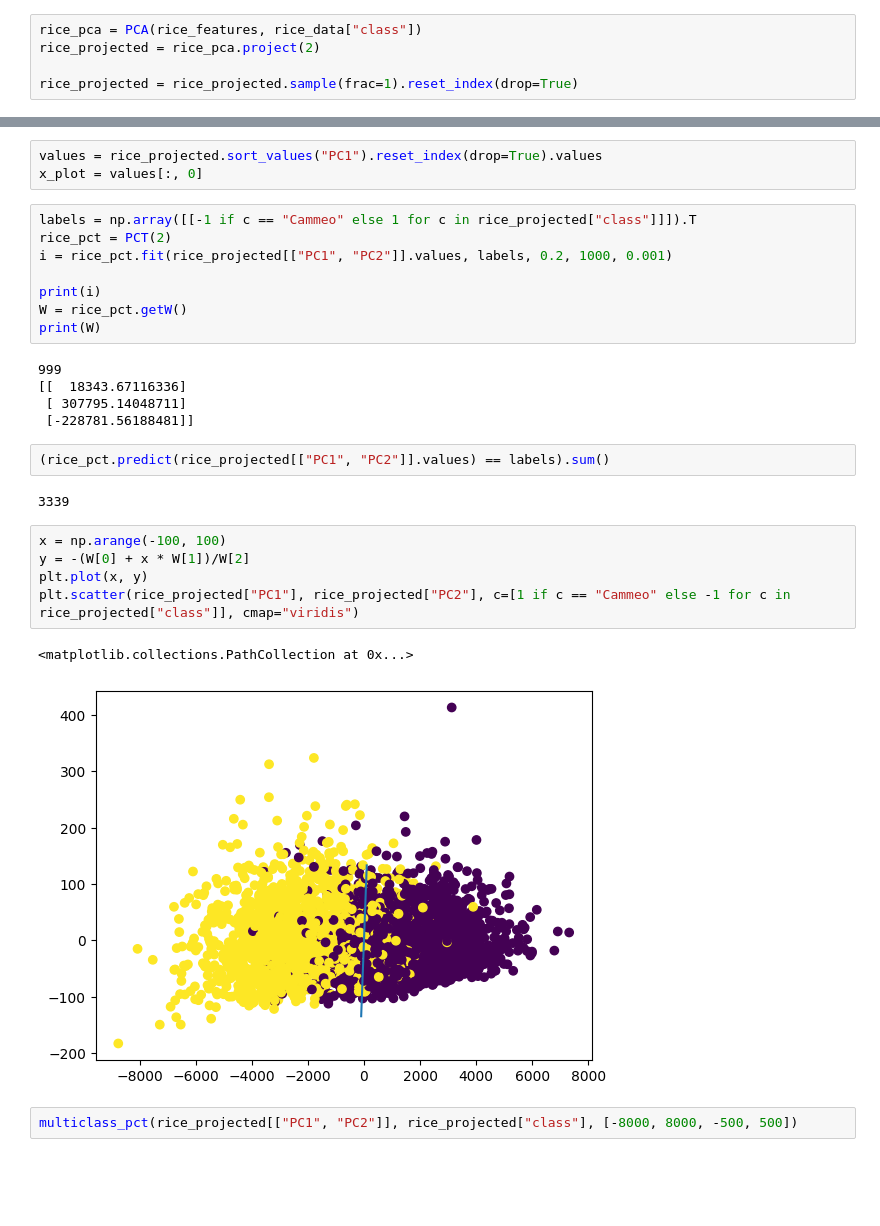
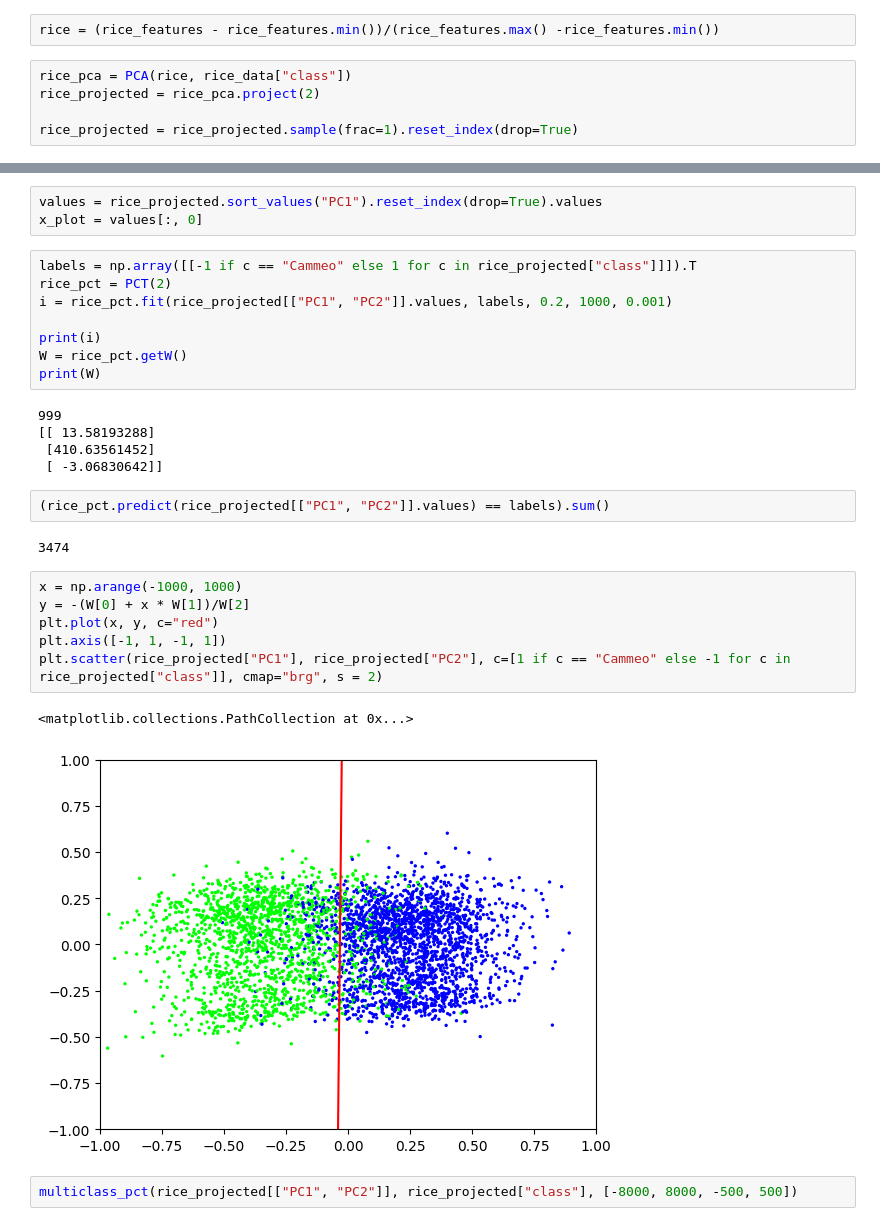
Before and after one commit to tung-ngt/ml2, a Jupyter notebook: labwork3/pct.ipynb, the cells around one changed output, grey strips where cells are left out. Drawn from its saved outputs; the diff is of its cells as text; blank space fills up the shorter version.

```diff
--- a/labwork3/pct.ipynb
+++ b/labwork3/pct.ipynb
@@ -109,8 +116,10 @@ rice_data, rice_features = load_dataset.rice()
 rice_data["class"].unique()
 # %% [output]
 array(['Cammeo', 'Osmancik'], dtype=object)
+# %%
+rice = (rice_features - rice_features.min())/(rice_features.max() -rice_features.min())
 # %%
-rice_pca = PCA(rice_features, rice_data["class"])
+rice_pca = PCA(rice, rice_data["class"])
 rice_projected = rice_pca.project(2)
 
 rice_projected = rice_projected.sample(frac=1).reset_index(drop=True)
@@ -131,21 +140,22 @@ W = rice_pct.getW()
 print(W)
 # %% [output]
 999
-[[  18343.67116336]
- [ 307795.14048711]
- [-228781.56188481]]
+[[ 13.58193288]
+ [410.63561452]
+ [ -3.06830642]]
 # %%
 (rice_pct.predict(rice_projected[["PC1", "PC2"]].values) == labels).sum()
 # %% [output]
-3339
+3474
 # %%
-x = np.arange(-100, 100)
+x = np.arange(-1000, 1000)
 y = -(W[0] + x * W[1])/W[2]
-plt.plot(x, y)
-plt.scatter(rice_projected["PC1"], rice_projected["PC2"], c=[1 if c == "Cammeo" else -1 for c in rice_projected["class"]], cmap="viridis")
+plt.plot(x, y, c="red")
+plt.axis([-1, 1, -1, 1])
+plt.scatter(rice_projected["PC1"], rice_projected["PC2"], c=[1 if c == "Cammeo" else -1 for c in rice_projected["class"]], cmap="brg", s = 2)
 # %% [output]
 <matplotlib.collections.PathCollection at 0x...>
-[figure, old version]
+[figure, new version]
 # %%
 multiclass_pct(rice_projected[["PC1", "PC2"]], rice_projected["class"], [-8000, 8000, -500, 500])
 # %% [output]
```
Also changed, not shown: parts of 14 cells of this notebook, 2 other files.
